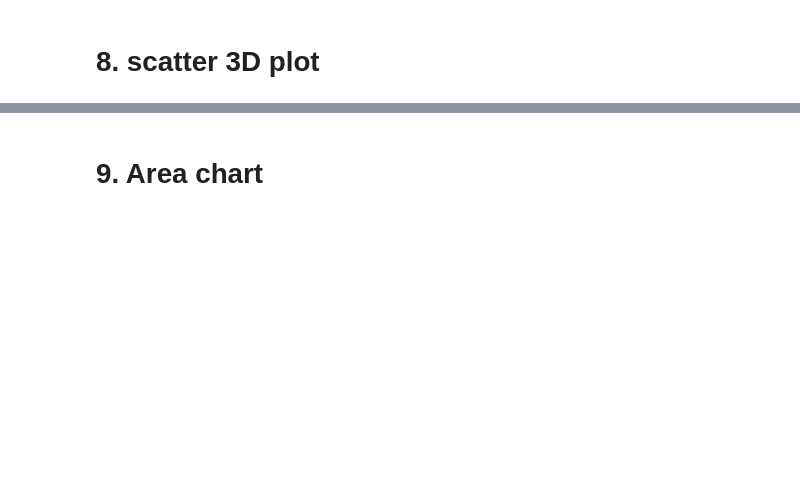
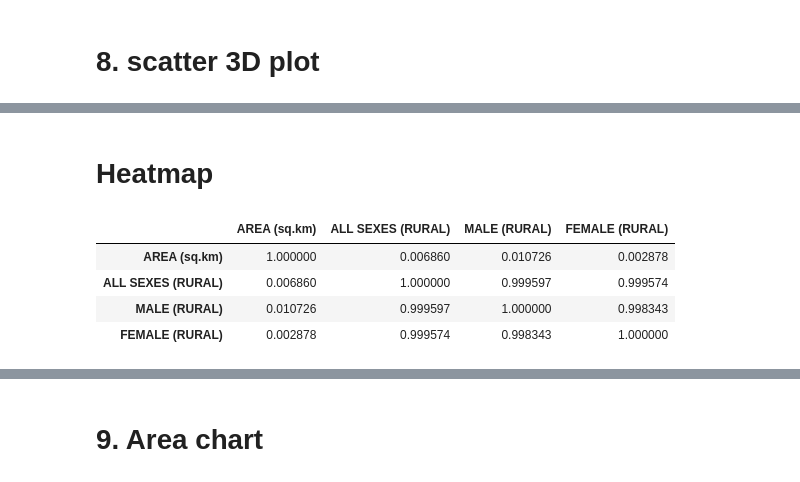
Before and after one commit to shaheeralics/Data-Science-Learning-With-Projects, a Jupyter notebook: Practice/2_Data_Visualization/Practice on Pakistan Population Data.ipynb, the cells around one changed output, grey strips where cells are left out. Saved outputs shown, nothing was run; the diff lists cells and outputs as text; code cells hidden in the pictures; blank space fills up the shorter version.

```diff
--- a/Practice/2_Data_Visualization/Practice on Pakistan Population Data.ipynb
+++ b/Practice/2_Data_Visualization/Practice on Pakistan Population Data.ipynb
@@ -234,0 +231,2 @@ fig8.write_html("./output/fig8.html")
+# %% [markdown]
+# Heatmap
@@ -234,0 +237,8 @@ fig8.write_html("./output/fig8.html")
+# %%
+df_numeric.corr()
+# %% [output]
+|  | AREA (sq.km) | ALL SEXES (RURAL) | MALE (RURAL) | FEMALE (RURAL) |
+| AREA (sq.km) | 1.000000 | 0.006860 | 0.010726 | 0.002878 |
+| ALL SEXES (RURAL) | 0.006860 | 1.000000 | 0.999597 | 0.999574 |
+| MALE (RURAL) | 0.010726 | 0.999597 | 1.000000 | 0.998343 |
+| FEMALE (RURAL) | 0.002878 | 0.999574 | 0.998343 | 1.000000 |
```
Also changed, not shown: parts of 22 cells of this notebook.
